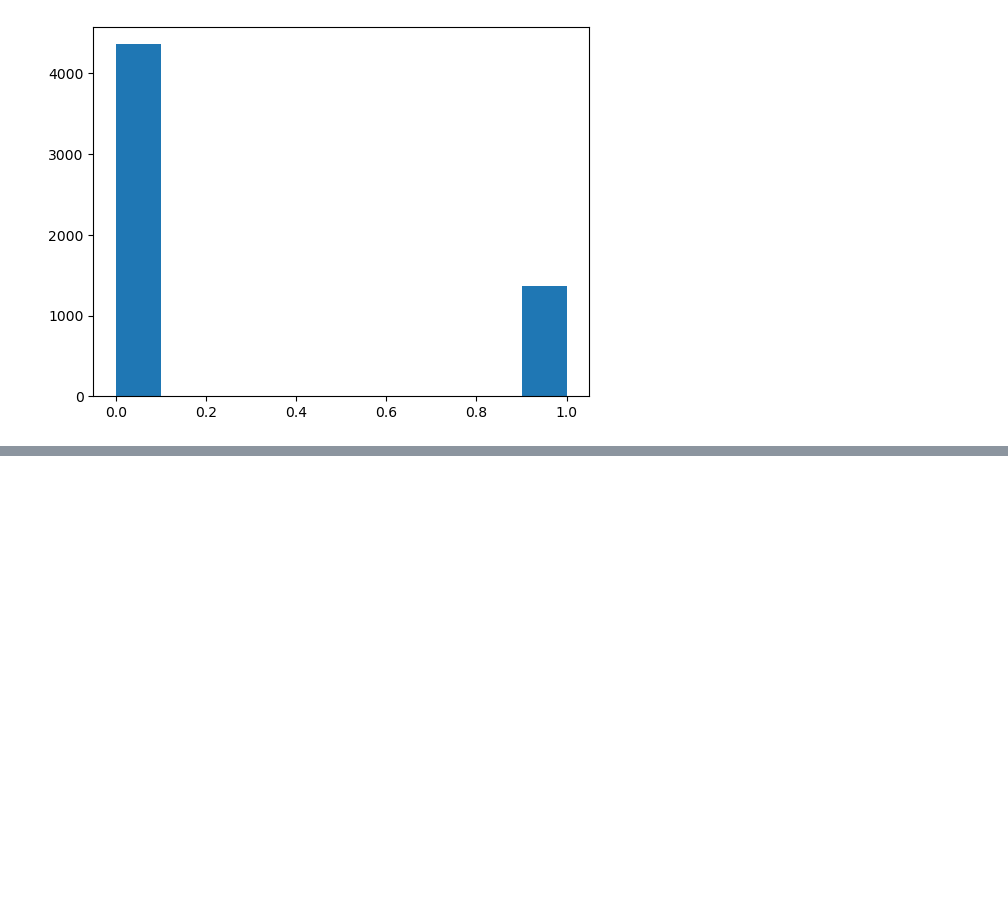
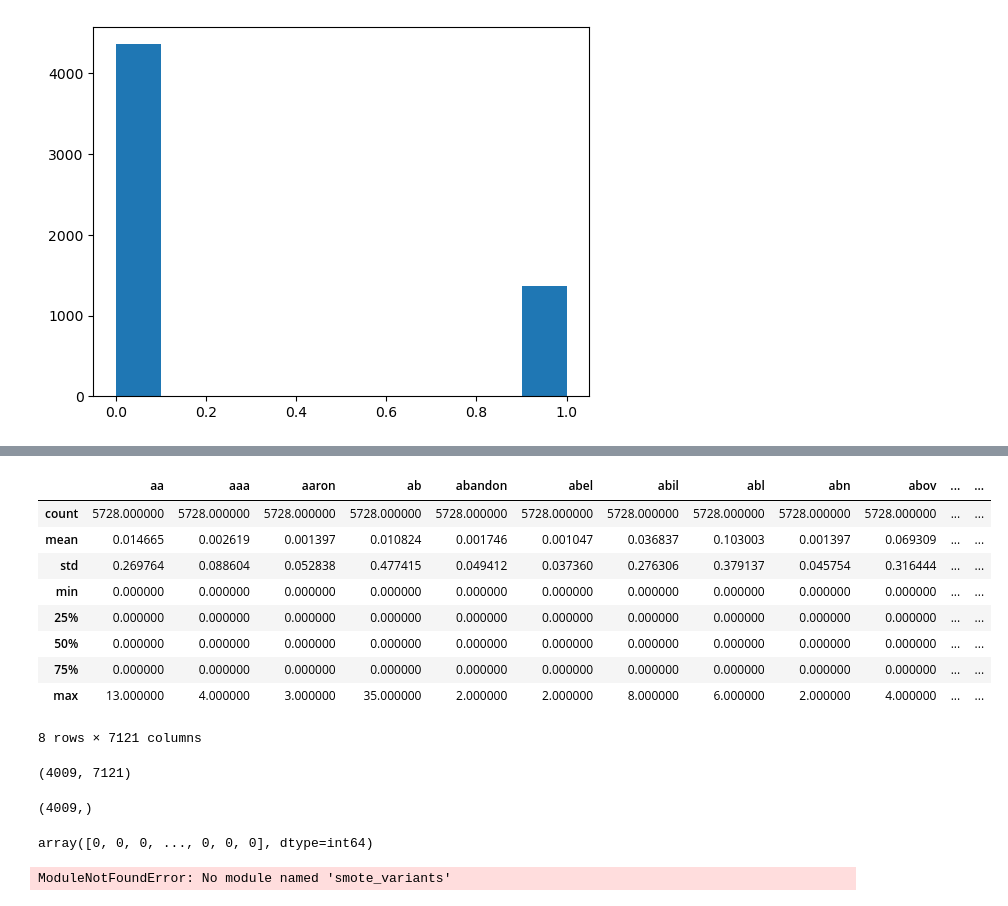
Before and after one commit to judgeofmyown/Spam_detection, a Jupyter notebook: spam_detector.ipynb, the cells around one changed output, grey strips where cells are left out. Cells and saved outputs as stored; diff of their text form; code cells hidden in the pictures; blank space fills up the shorter version.

Commit message:
SMOTE problem occured

```diff
--- a/spam_detector.ipynb
+++ b/spam_detector.ipynb
@@ -268,0 +310,13 @@ plt.hist(y)
+# %%
+df_bow.describe()
+# %% [output]
+|  | aa | aaa | aaron | ab | abandon | abel | abil | abl | abn | abov | ... | ... |
+| count | 5728.000000 | 5728.000000 | 5728.000000 | 5728.000000 | 5728.000000 | 5728.000000 | 5728.000000 | 5728.000000 | 5728.000000 | 5728.000000 | ... | ... |
+| mean | 0.014665 | 0.002619 | 0.001397 | 0.010824 | 0.001746 | 0.001047 | 0.036837 | 0.103003 | 0.001397 | 0.069309 | ... | ... |
+| std | 0.269764 | 0.088604 | 0.052838 | 0.477415 | 0.049412 | 0.037360 | 0.276306 | 0.379137 | 0.045754 | 0.316444 | ... | ... |
+| min | 0.000000 | 0.000000 | 0.000000 | 0.000000 | 0.000000 | 0.000000 | 0.000000 | 0.000000 | 0.000000 | 0.000000 | ... | ... |
+| 25% | 0.000000 | 0.000000 | 0.000000 | 0.000000 | 0.000000 | 0.000000 | 0.000000 | 0.000000 | 0.000000 | 0.000000 | ... | ... |
+| 50% | 0.000000 | 0.000000 | 0.000000 | 0.000000 | 0.000000 | 0.000000 | 0.000000 | 0.000000 | 0.000000 | 0.000000 | ... | ... |
+| 75% | 0.000000 | 0.000000 | 0.000000 | 0.000000 | 0.000000 | 0.000000 | 0.000000 | 0.000000 | 0.000000 | 0.000000 | ... | ... |
+| max | 13.000000 | 4.000000 | 3.000000 | 35.000000 | 2.000000 | 2.000000 | 8.000000 | 6.000000 | 2.000000 | 4.000000 | ... | ... |
+8 rows × 7121 columns
@@ -268,0 +327,20 @@ plt.hist(y)
+# %%
+X_train.shape
+# %% [output]
+(4009, 7121)
+# %%
+y_train.shape
+# %% [output]
+(4009,)
+# %%
+y_train.ravel()
+# %% [output]
+array([0, 0, 0, ..., 0, 0, 0], dtype=int64)
+# %%
+import smote_variants
+from smote_variants import SMOTE, SMOTENC, BorderlineSMOTE
+
+sm = SMOTE(random_state=42)
+X_train_res, y_train_res = sm.fit_resample(X_train, y_train.ravel())
+# %% [output]
+ModuleNotFoundError: No module named 'smote_variants'
```
Also changed, not shown: parts of 7 cells of this notebook.
